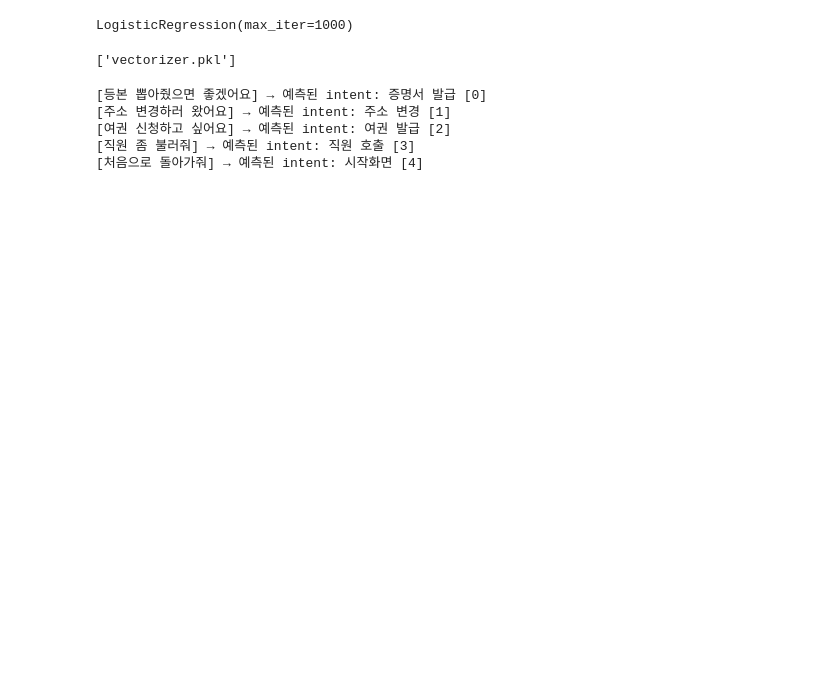
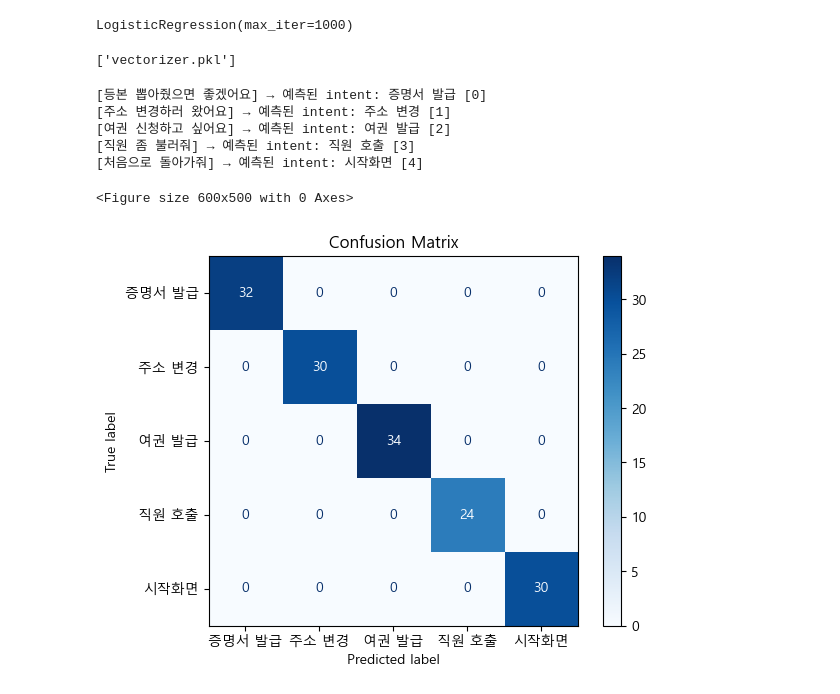
Before and after one commit to voice4seniors/kiosk-ai-module, a Jupyter notebook: model.ipynb, the cells around one changed output. Drawn from its saved outputs; the diff is of its cells as text; code cells hidden in the pictures; blank space fills up the shorter version.

```diff
--- a/model.ipynb
+++ b/model.ipynb
@@ -63,3 +64,28 @@ for sent in test_sentences:
 [여권 신청하고 싶어요] → 예측된 intent: 여권 발급 [2]
 [직원 좀 불러줘] → 예측된 intent: 직원 호출 [3]
 [처음으로 돌아가줘] → 예측된 intent: 시작화면 [4]
+# %%
+import matplotlib.pyplot as plt
+import seaborn as sns
+from sklearn.metrics import confusion_matrix, ConfusionMatrixDisplay
+import matplotlib.font_manager as fm
+
+# 한글 폰트 설정 (윈도우 기준)
+plt.rcParams['font.family'] = 'Malgun Gothic'
+plt.rcParams['axes.unicode_minus'] = False
+
+# 테스트셋 예측
+y_pred = clf.predict(X_test_vec)
+
+# Confusion Matrix
+cm = confusion_matrix(y_test, y_pred)
+disp = ConfusionMatrixDisplay(confusion_matrix=cm, display_labels=list(mapping.values()))
+
+# 시각화
+plt.figure(figsize=(6, 5))
+disp.plot(cmap='Blues', values_format='d')
+plt.title("Confusion Matrix")
+plt.show()
+# %% [output]
+<Figure size 600x500 with 0 Axes>
+[figure, added]
```
Also changed, not shown: parts of 1 cell of this notebook.
